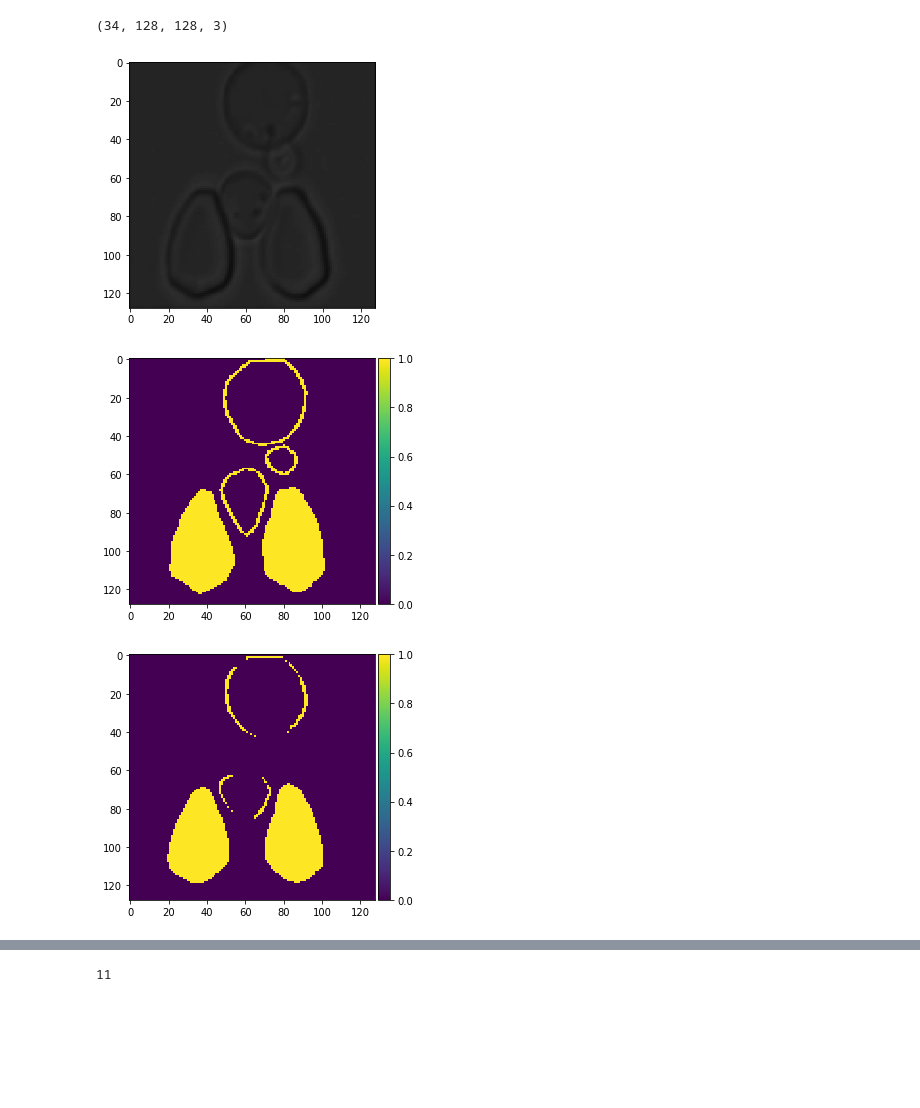
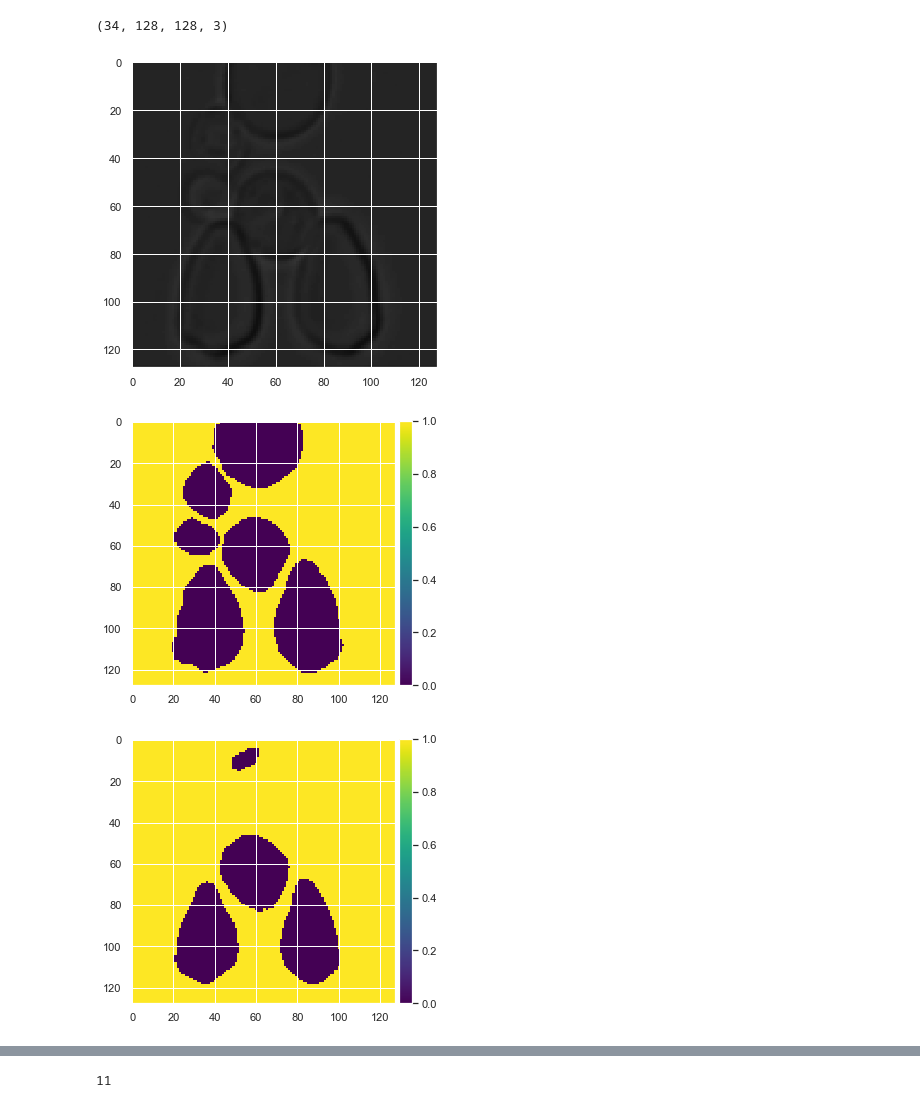
Before and after one commit to ziheng84/Master-thesis, a Jupyter notebook: UNet/lab_unet_prediction.ipynb, the cells around one changed output, grey strips where cells are left out. Saved outputs shown, nothing was run; the diff lists cells and outputs as text; code cells hidden in the pictures; blank space fills up the shorter version.

```diff
--- a/UNet/lab_unet_prediction.ipynb
+++ b/UNet/lab_unet_prediction.ipynb
@@ -194,18 +180,19 @@ print(preds_test.shape)
 (34, 128, 128, 3)
 # %%
 # Perform a test on prediction result
-ix = random.randint(0, len(test_ids))
-mask_category = 1 # Choose the mask nummer 0,1,2
+#ix = random.randint(0, len(test_ids))
+ix = 25
+mask_category = 0 # Choose the mask nummer 0,1,2
 imshow(np.reshape(X_test[ix], (IMG_WIDTH, IMG_HEIGHT)))
 plt.show()
 imshow(np.squeeze(Y_test[ix,:,:,mask_category]))
 plt.show()
 imshow(np.squeeze(preds_test_t[ix,:,:,mask_category]))
 plt.show()
 # %% [output]
-[figure, old version]
+[figure, new version]
-[figure, old version]
+[figure, new version]
-[figure, old version]
+[figure, new version]
 # %%
 # Generate the mask wihtout one-hot-encoding
 preds_test_mask = np.zeros(shape=(preds_test_t.shape[0], preds_test_t.shape[1], preds_test_t.shape[2]))
```
Also changed, not shown: parts of 13 cells of this notebook.
